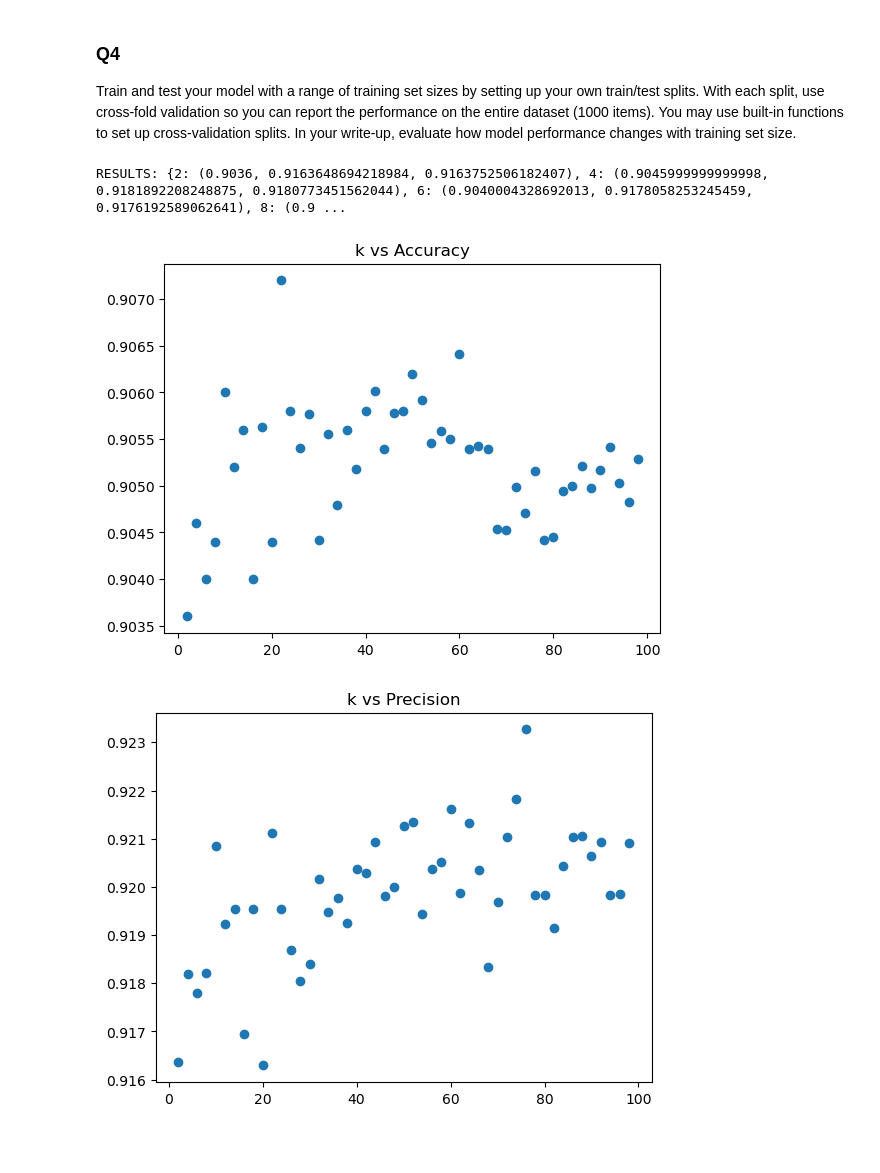
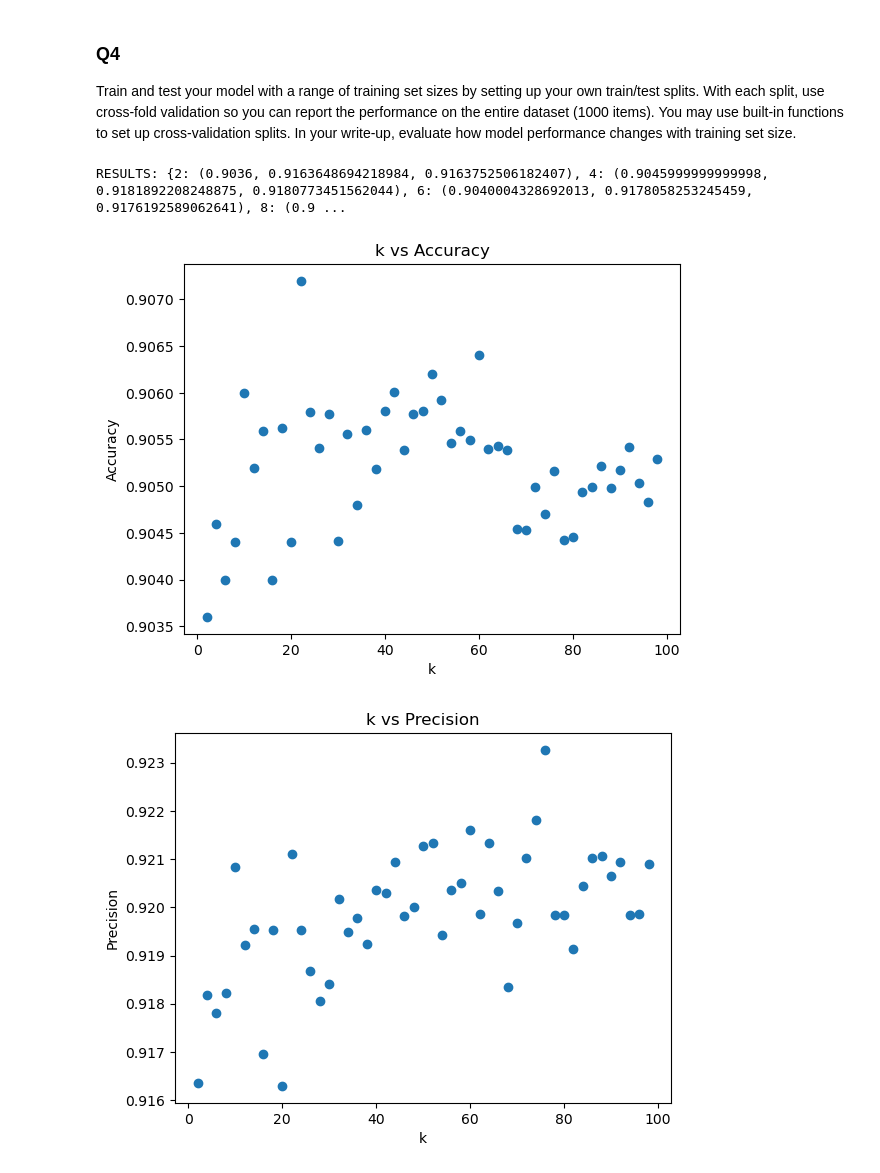
Before and after one commit to ethanhusband/music-classifier, a Jupyter notebook: naive_bayes/COMP30027_2023_asst1.ipynb, the cells around one changed output. Saved outputs shown, nothing was run; the diff lists cells and outputs as text; code cells hidden in the pictures; blank space fills up the shorter version.

```diff
--- a/naive_bayes/COMP30027_2023_asst1.ipynb
+++ b/naive_bayes/COMP30027_2023_asst1.ipynb
@@ -232,9 +229,6 @@ Clearly if you were to classify pop vs classical using just one of these feature
 ### Q4
 Train and test your model with a range of training set sizes by setting up your own train/test splits. With each split, use cross-fold validation so you can report the performance on the entire dataset (1000 items). You may use built-in functions to set up cross-validation splits. In your write-up, evaluate how model performance changes with training set size.
 # %%
-from sklearn.model_selection import KFold
-import matplotlib.pyplot as plt
-
 (train_df, train_labels) = preprocess("gztan_train.csv")
 (test_df, test_labels) = preprocess("gztan_test.csv")
 
@@ -273,32 +267,35 @@ for k in range(2, 100, 2):
         for label in unique_labels:
             (acc, precision, recall) = evaluate(test_df, label)
             tot_acc += acc
             tot_precision += precision
             tot_recall += recall
 
         # Append this as the model performance result for this value of k
         accs.append(tot_acc / unique_labels.size)
         precisions.append(tot_precision / unique_labels.size)
         recalls.append(tot_recall / unique_labels.size)
 
     results[k] = (np.mean(accs), np.mean(precisions), np.mean(recalls))
 
 
 def plotk(metric, metricName, results):
     X = []
     y = []
     for (key, value) in results.items():
         X.append(key)
         y.append(value[metric])
     plt.scatter(X, y)
     plt.title(f"k vs {metricName}")
+    plt.xlabel("k")
+    plt.ylabel(metricName)
+    plt.savefig(metricName)
     plt.show()
 
 print("RESULTS:", results)
 plotk(0, "Accuracy", results)
 plotk(1, "Precision", results)
 plotk(2, "Recall", results)
 # %% [output]
 RESULTS: {2: (0.9036, 0.9163648694218984, 0.9163752506182407), 4: (0.9045999999999998, 0.9181892208248875, 0.9180773451562044), 6: (0.9040004328692013, 0.9178058253245459, 0.9176192589062641), 8: (0.9 ...
-[figure, old version]
+[figure, new version]
-[figure, old version]
+[figure, new version]
```
Also changed, not shown: parts of 13 cells of this notebook, 7 other files.
